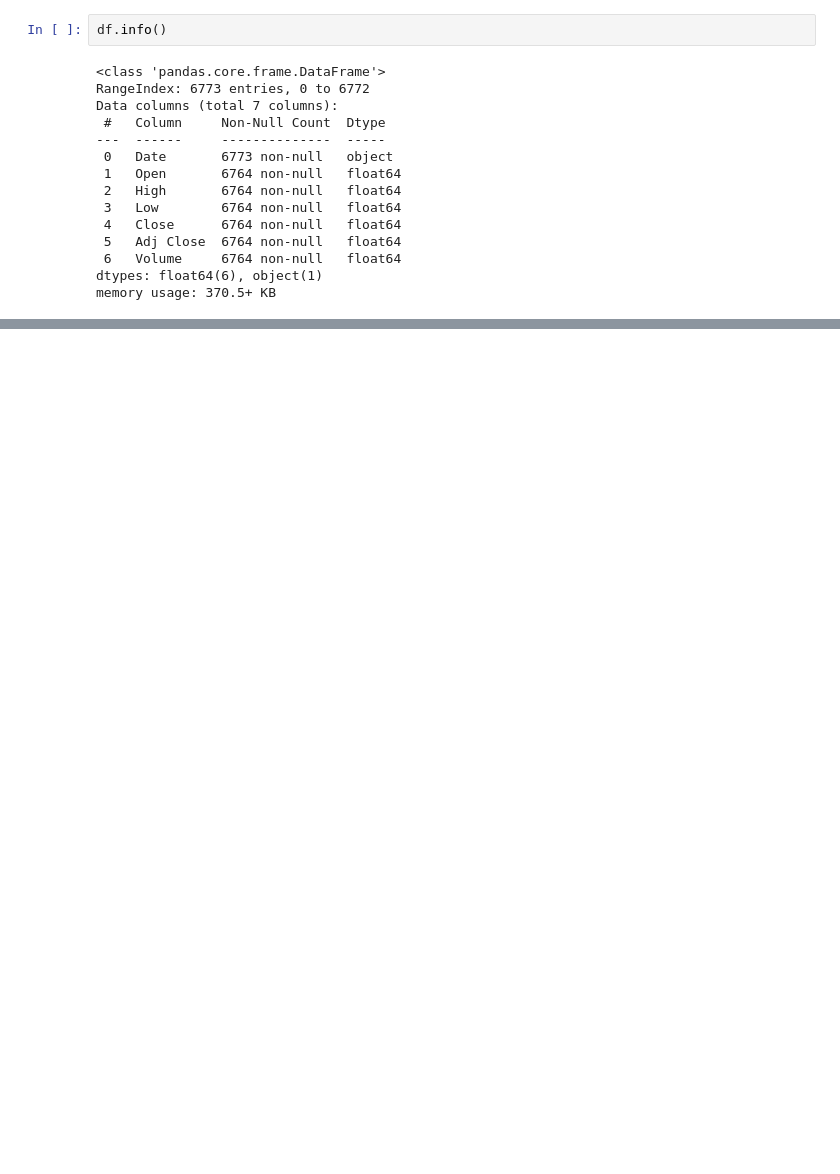
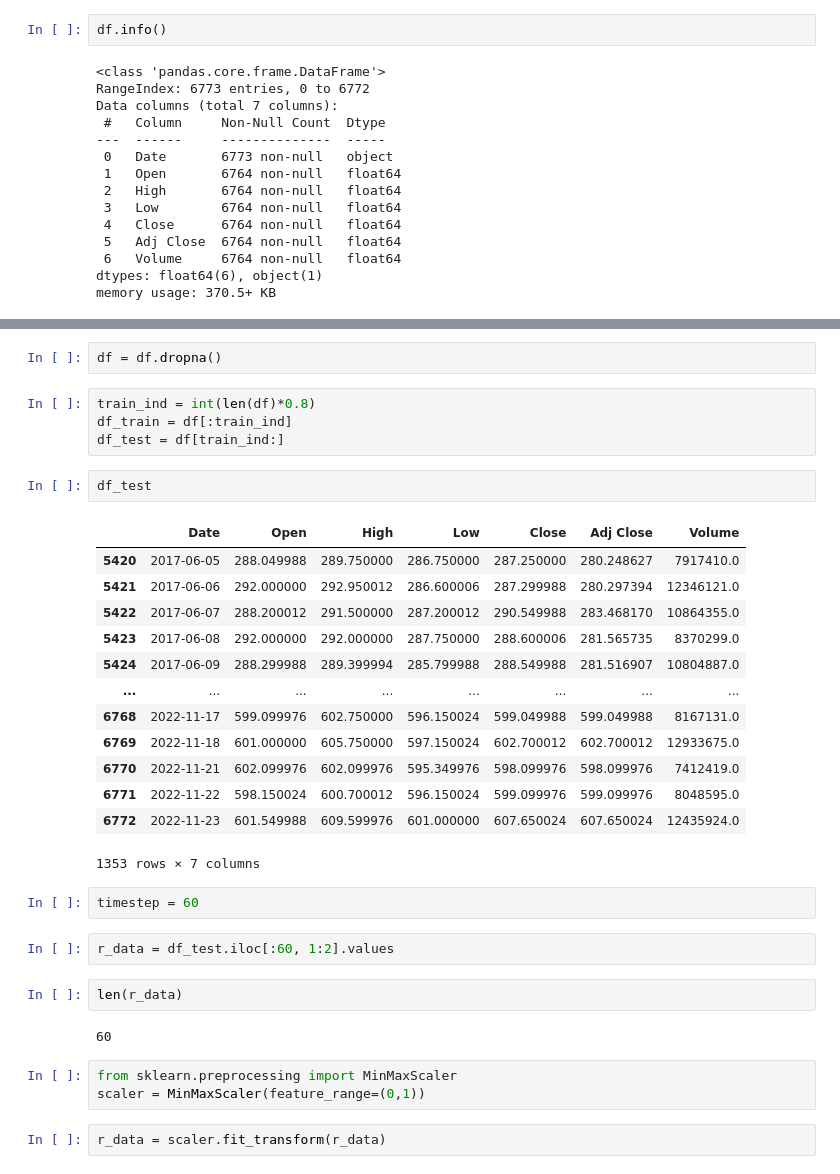
Before and after one commit to tanjeetsarkar/lstm_stock_prediction, a Jupyter notebook: stock_market/weekly_prediction.ipynb, the cells around one changed output, grey strips where cells are left out. Cells and saved outputs as stored; diff of their text form; blank space fills up the shorter version.

```diff
--- a/stock_market/weekly_prediction.ipynb
+++ b/stock_market/weekly_prediction.ipynb
@@ -53,0 +95,35 @@ memory usage: 370.5+ KB
+# %%
+df = df.dropna()
+# %%
+train_ind = int(len(df)*0.8)
+df_train = df[:train_ind]
+df_test = df[train_ind:]
+# %%
+df_test
+# %% [output]
+|  | Date | Open | High | Low | Close | Adj Close | Volume |
+| 5420 | 2017-06-05 | 288.049988 | 289.750000 | 286.750000 | 287.250000 | 280.248627 | 7917410.0 |
+| 5421 | 2017-06-06 | 292.000000 | 292.950012 | 286.600006 | 287.299988 | 280.297394 | 12346121.0 |
+| 5422 | 2017-06-07 | 288.200012 | 291.500000 | 287.200012 | 290.549988 | 283.468170 | 10864355.0 |
+| 5423 | 2017-06-08 | 292.000000 | 292.000000 | 287.750000 | 288.600006 | 281.565735 | 8370299.0 |
+| 5424 | 2017-06-09 | 288.299988 | 289.399994 | 285.799988 | 288.549988 | 281.516907 | 10804887.0 |
+| ... | ... | ... | ... | ... | ... | ... | ... |
+| 6768 | 2022-11-17 | 599.099976 | 602.750000 | 596.150024 | 599.049988 | 599.049988 | 8167131.0 |
+| 6769 | 2022-11-18 | 601.000000 | 605.750000 | 597.150024 | 602.700012 | 602.700012 | 12933675.0 |
+| 6770 | 2022-11-21 | 602.099976 | 602.099976 | 595.349976 | 598.099976 | 598.099976 | 7412419.0 |
+| 6771 | 2022-11-22 | 598.150024 | 600.700012 | 596.150024 | 599.099976 | 599.099976 | 8048595.0 |
+| 6772 | 2022-11-23 | 601.549988 | 609.599976 | 601.000000 | 607.650024 | 607.650024 | 12435924.0 |
+1353 rows × 7 columns
+# %%
+timestep = 60
+# %%
+r_data = df_test.iloc[:60, 1:2].values
+# %%
+len(r_data)
+# %% [output]
+60
+# %%
+from sklearn.preprocessing import MinMaxScaler
+scaler = MinMaxScaler(feature_range=(0,1))
+# %%
+r_data = scaler.fit_transform(r_data)
```
Also changed, not shown: parts of 19 cells of this notebook, 1 other file.
